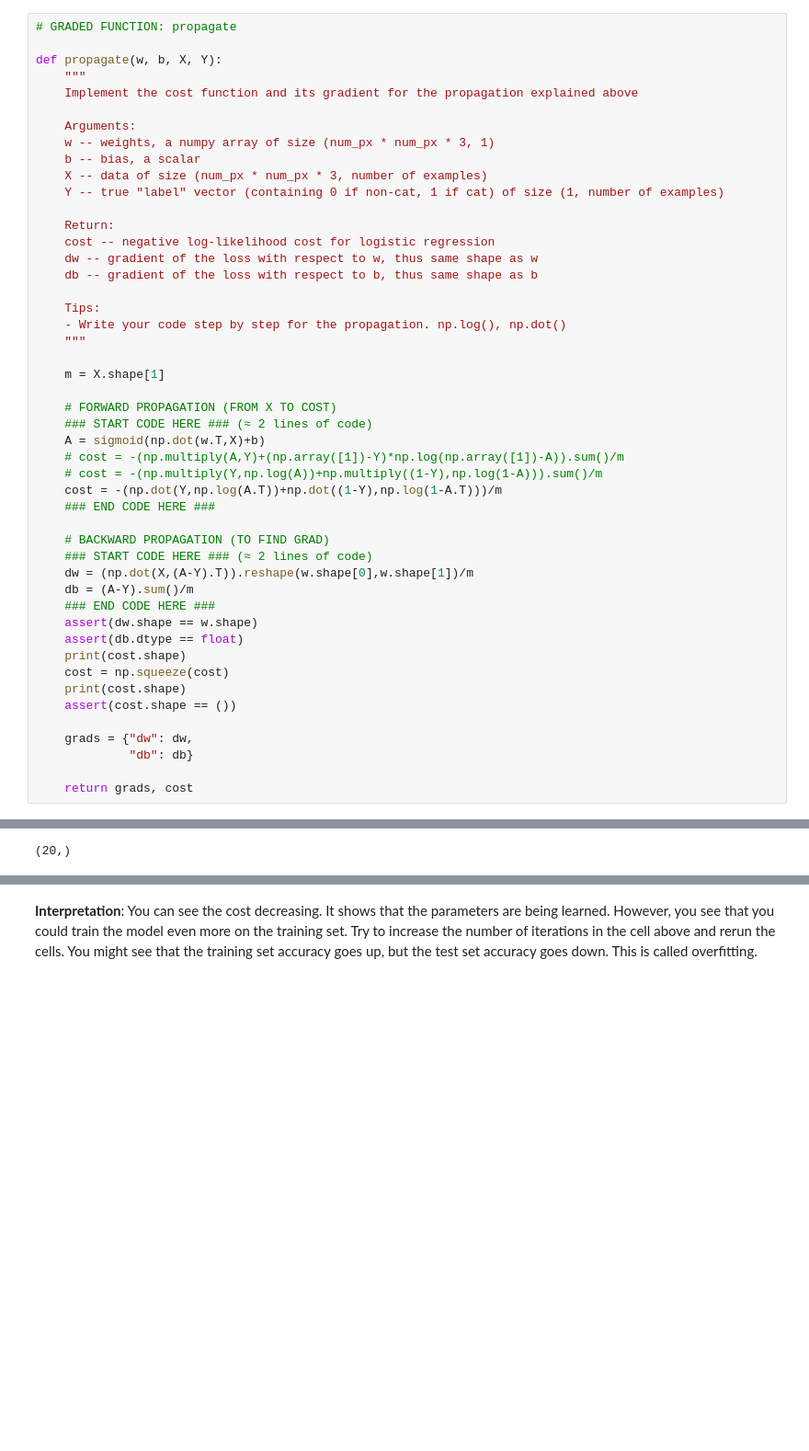
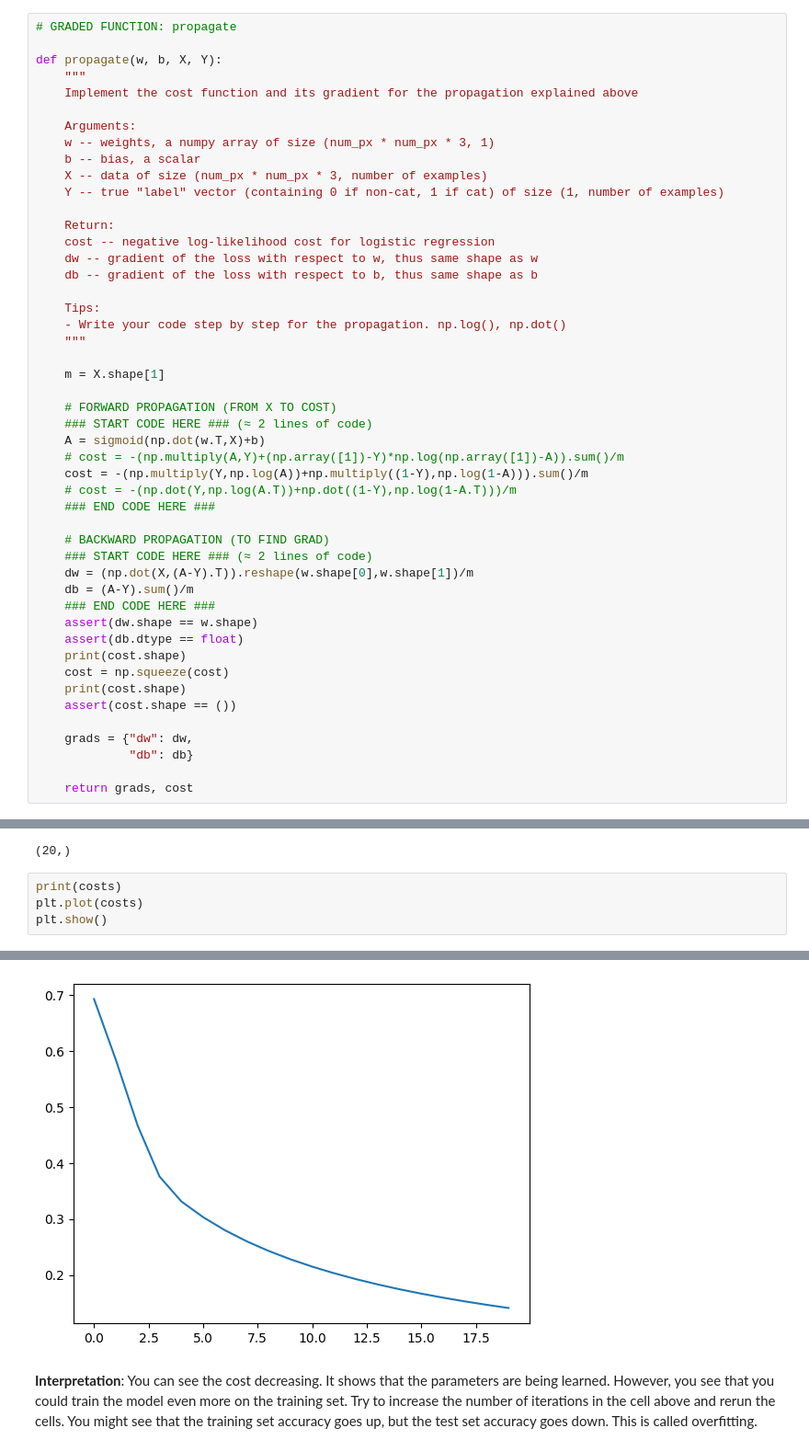
Before and after one commit to shaunchen284/DL, a Jupyter notebook: 01.机器学习和神经网络/2.第二周 神经网络基础/编程作业/assignment2_2.ipynb, the cells around one changed output, grey strips where cells are left out. Shown: that part at 92% size. Drawn from its saved outputs; the diff is of its cells as text; blank space fills up the shorter version.

```diff
--- a/01.机器学习和神经网络/2.第二周 神经网络基础/编程作业/assignment2_2.ipynb
+++ b/01.机器学习和神经网络/2.第二周 神经网络基础/编程作业/assignment2_2.ipynb
@@ -383,8 +383,8 @@ def propagate(w, b, X, Y):
     ### START CODE HERE ### (≈ 2 lines of code)
     A = sigmoid(np.dot(w.T,X)+b)
     # cost = -(np.multiply(A,Y)+(np.array([1])-Y)*np.log(np.array([1])-A)).sum()/m
-    # cost = -(np.multiply(Y,np.log(A))+np.multiply((1-Y),np.log(1-A))).sum()/m
-    cost = -(np.dot(Y,np.log(A.T))+np.dot((1-Y),np.log(1-A.T)))/m
+    cost = -(np.multiply(Y,np.log(A))+np.multiply((1-Y),np.log(1-A))).sum()/m
+    # cost = -(np.dot(Y,np.log(A.T))+np.dot((1-Y),np.log(1-A.T)))/m
     ### END CODE HERE ###
 
     # BACKWARD PROPAGATION (TO FIND GRAD)
@@ -753,3 +753,8 @@ print(costs.shape)
 # %% [output]
 [figure]
 (20,)
+# %%
+print(costs)
+plt.plot(costs)
+plt.show()
+# %% [output]
@@ -756,3 +765,4 @@ print(costs.shape)
+[figure, added]
 # %% [markdown]
 **Interpretation**:
 You can see the cost decreasing. It shows that the parameters are being learned. However, you see that you could train the model even more on the training set. Try to increase the number of iterations in the cell above and rerun the cells. You might see that the training set accuracy goes up, but the test set accuracy goes down. This is called overfitting.
```
Also changed, not shown: parts of 5 cells of this notebook.
